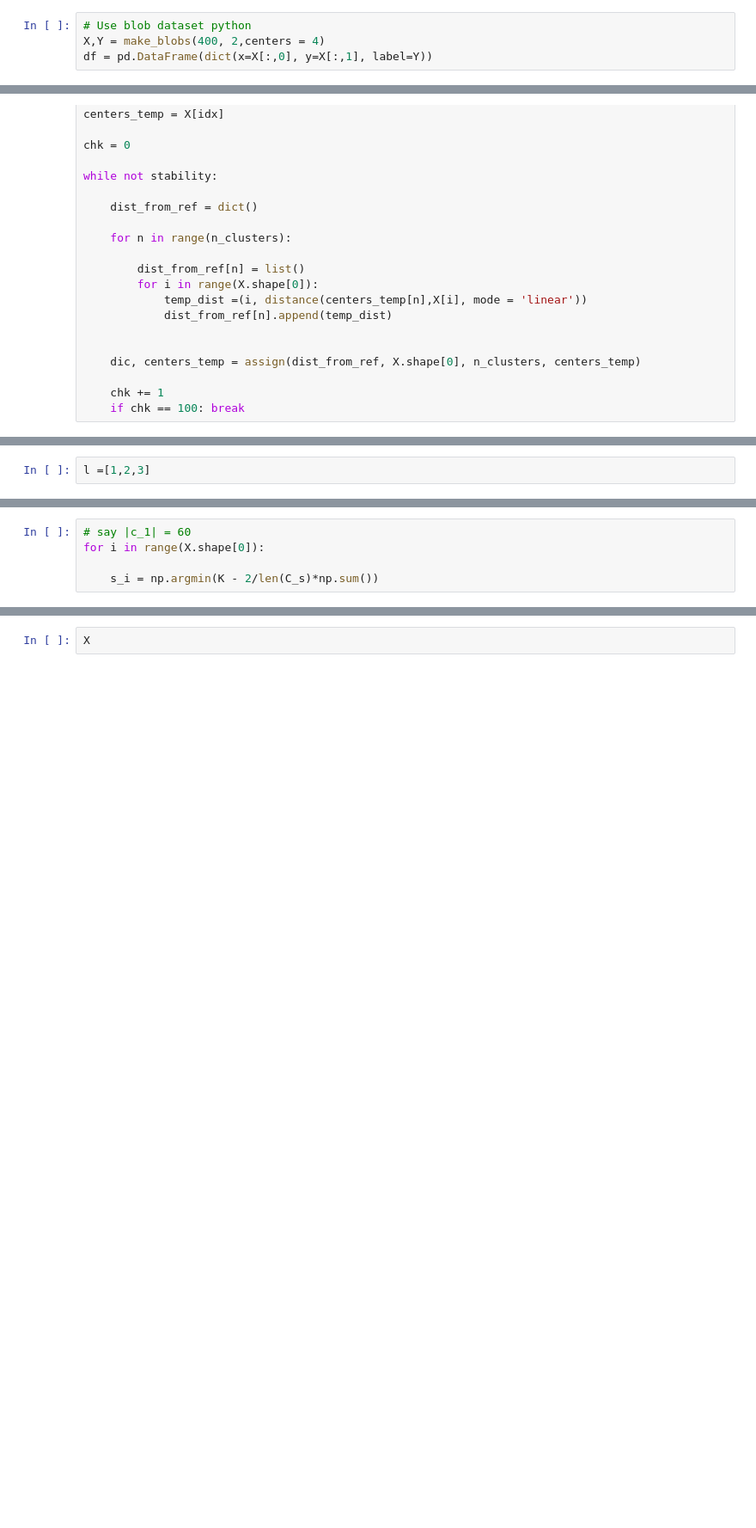
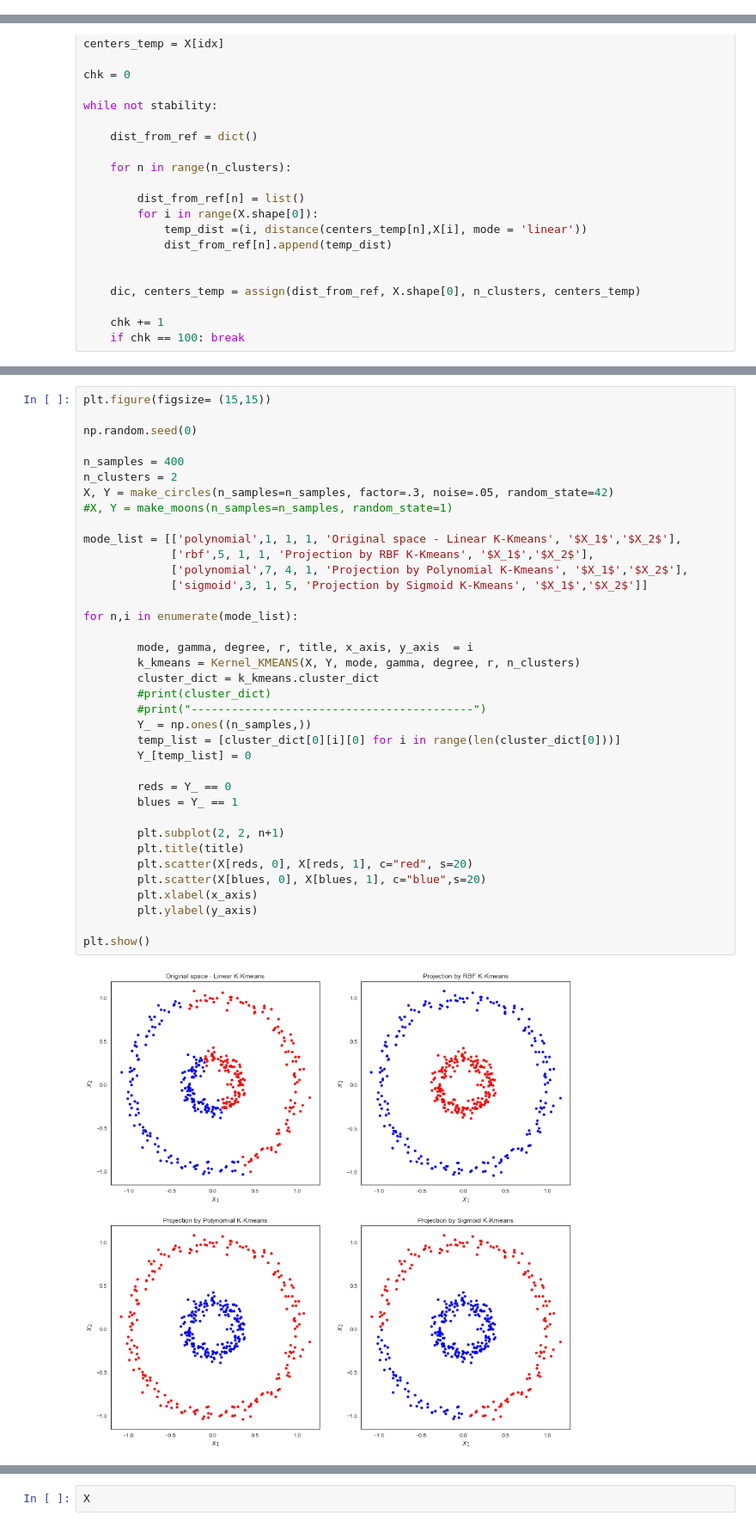
Before and after one commit to ajoseph12/Machine_Learning_lab, a Jupyter notebook: ML_LAB_1.ipynb, the cells around one changed output, grey strips where cells are left out. Shown at 86% size. Cells and saved outputs as stored; diff of their text form; blank space fills up the shorter version.

Commit message:
K-Kmeans Done

```diff
--- a/ML_LAB_1.ipynb
+++ b/ML_LAB_1.ipynb
@@ -107,4 +102,0 @@ import random
-# %%
-# Use blob dataset python
-X,Y = make_blobs(400, 2,centers = 4)
-df = pd.DataFrame(dict(x=X[:,0], y=X[:,1], label=Y))
@@ -339,2 +167,0 @@ plt.show()
-# %%
-l =[1,2,3]
@@ -499,5 +167,0 @@ array([1, 1, 1])
-# %%
-# say |c_1| = 60
-for i in range(X.shape[0]):
-
-    s_i = np.argmin(K - 2/len(C_s)*np.sum())
@@ -528,0 +317,39 @@ a
+# %%
+plt.figure(figsize= (15,15))
+
+np.random.seed(0)
+
+n_samples = 400
+n_clusters = 2
+X, Y = make_circles(n_samples=n_samples, factor=.3, noise=.05, random_state=42)
+#X, Y = make_moons(n_samples=n_samples, random_state=1)
+
+mode_list = [['polynomial',1, 1, 1, 'Original space - Linear K-Kmeans', '$X_1$','$X_2$'],
+             ['rbf',5, 1, 1, 'Projection by RBF K-Kmeans', '$X_1$','$X_2$'],
+             ['polynomial',7, 4, 1, 'Projection by Polynomial K-Kmeans', '$X_1$','$X_2$'],
+             ['sigmoid',3, 1, 5, 'Projection by Sigmoid K-Kmeans', '$X_1$','$X_2$']]
+
+for n,i in enumerate(mode_list):
+
+        mode, gamma, degree, r, title, x_axis, y_axis  = i
+        k_kmeans = Kernel_KMEANS(X, Y, mode, gamma, degree, r, n_clusters)
+        cluster_dict = k_kmeans.cluster_dict
+        #print(cluster_dict)
+        #print("------------------------------------------")
+        Y_ = np.ones((n_samples,))
+        temp_list = [cluster_dict[0][i][0] for i in range(len(cluster_dict[0]))]
+        Y_[temp_list] = 0
+
+        reds = Y_ == 0
+        blues = Y_ == 1
+
+        plt.subplot(2, 2, n+1)
+        plt.title(title)
+        plt.scatter(X[reds, 0], X[reds, 1], c="red", s=20)
+        plt.scatter(X[blues, 0], X[blues, 1], c="blue",s=20)
+        plt.xlabel(x_axis)
+        plt.ylabel(y_axis)
+
+plt.show()
+# %% [output]
+[figure, added]
```
Also changed, not shown: parts of 14 cells of this notebook, 2 other files.
